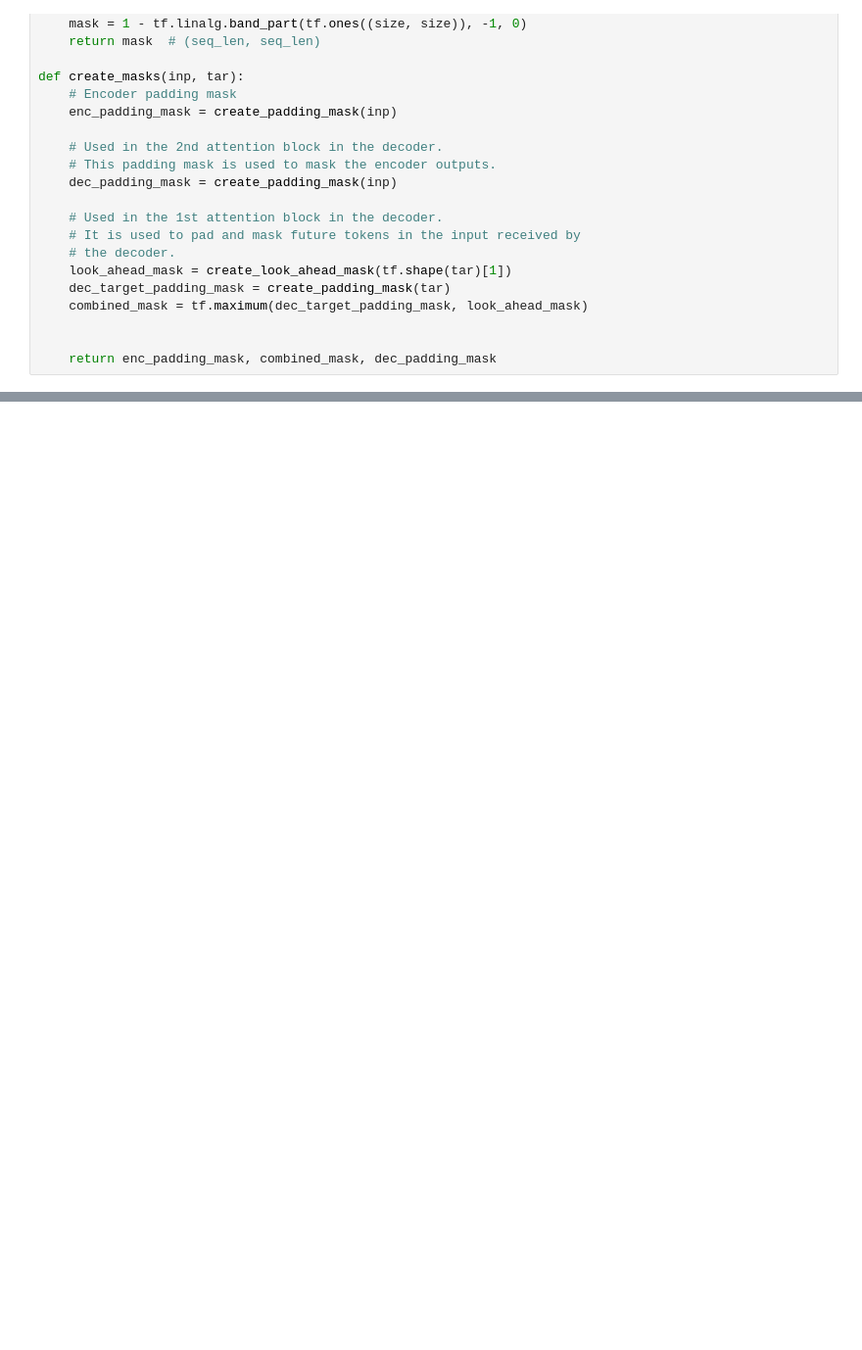
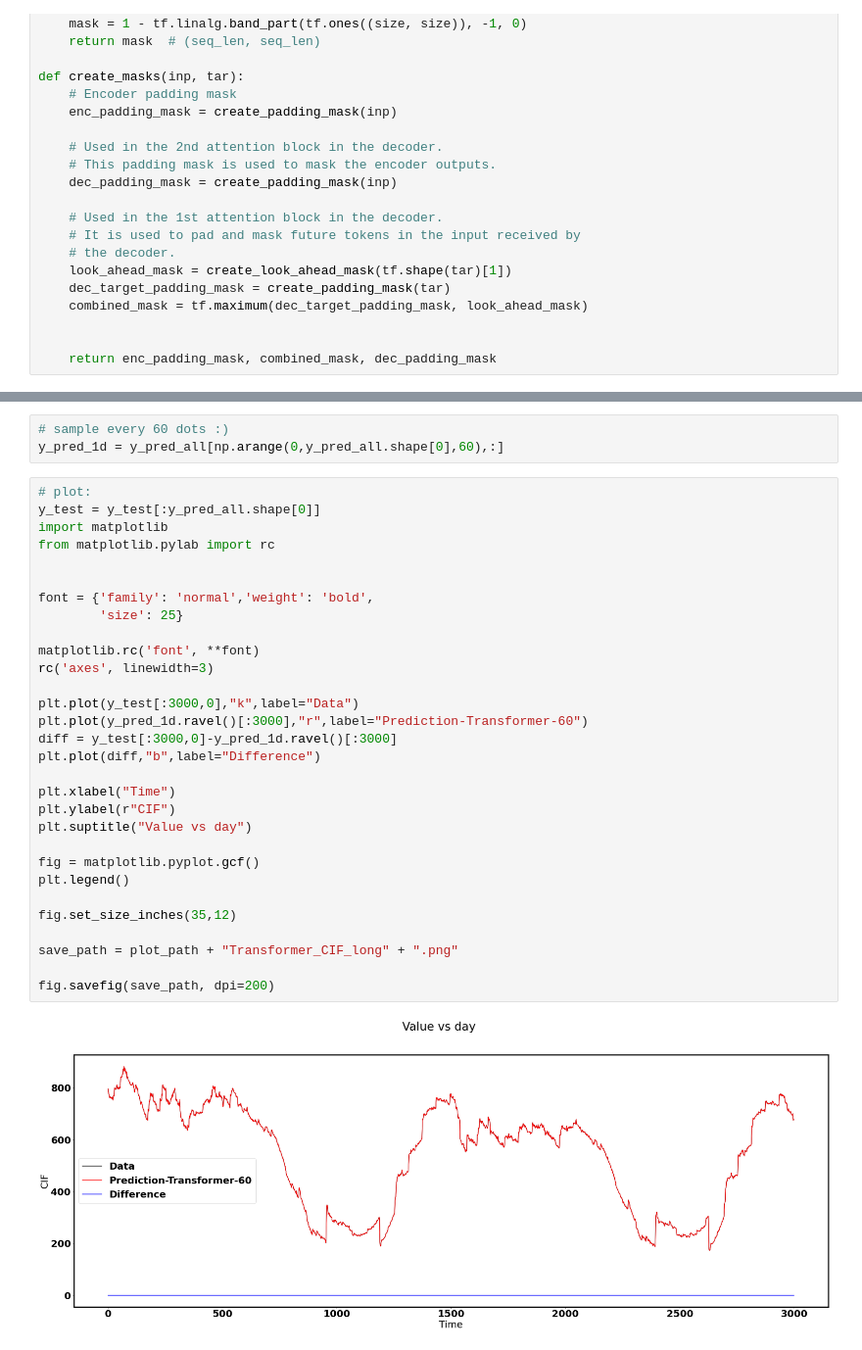
Before and after one commit to peraktong/Passion, a Jupyter notebook: TS_Transformer_master_v1.ipynb, the cells around one changed output, grey strips where cells are left out. Shown: that part at 98% size. Drawn from its saved outputs; the diff is of its cells as text; blank space fills up the shorter version.

```diff
--- a/TS_Transformer_master_v1.ipynb
+++ b/TS_Transformer_master_v1.ipynb
@@ -684,0 +924,35 @@ fig.savefig(save_path, dpi=200)
+# %%
+# sample every 60 dots :)
+y_pred_1d = y_pred_all[np.arange(0,y_pred_all.shape[0],60),:]
+# %%
+# plot:
+y_test = y_test[:y_pred_all.shape[0]]
+import matplotlib
+from matplotlib.pylab import rc
+
+
+font = {'family': 'normal','weight': 'bold',
+        'size': 25}
+
+matplotlib.rc('font', **font)
+rc('axes', linewidth=3)
+
+plt.plot(y_test[:3000,0],"k",label="Data")
+plt.plot(y_pred_1d.ravel()[:3000],"r",label="Prediction-Transformer-60")
+diff = y_test[:3000,0]-y_pred_1d.ravel()[:3000]
+plt.plot(diff,"b",label="Difference")
+
+plt.xlabel("Time")
+plt.ylabel(r"CIF")
+plt.suptitle("Value vs day")
+
+fig = matplotlib.pyplot.gcf()
+plt.legend()
+
+fig.set_size_inches(35,12)
+
+save_path = plot_path + "Transformer_CIF_long" + ".png"
+
+fig.savefig(save_path, dpi=200)
+# %% [output]
+[figure, added]
```
Also changed, not shown: parts of 13 cells of this notebook, 9 other files.
